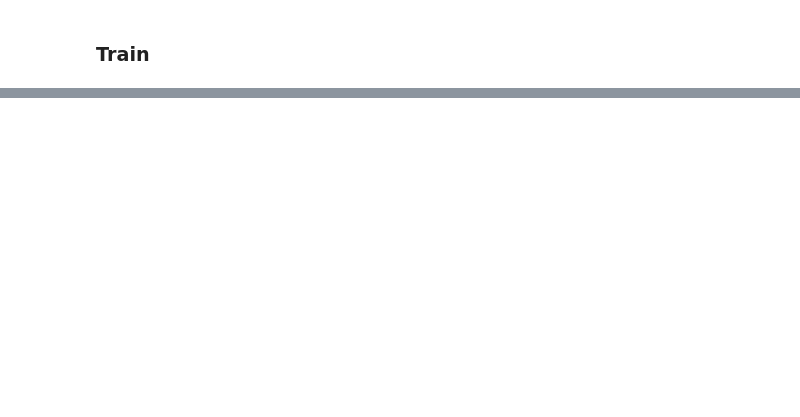
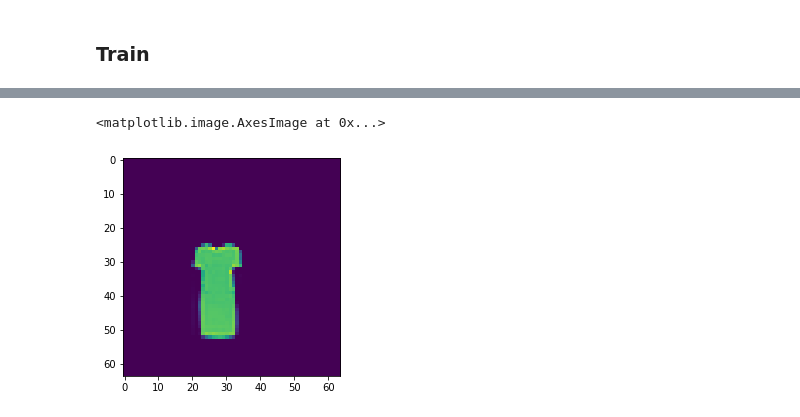
Before and after one commit to oliveradk/cult, a Jupyter notebook: 03a_core.train.ipynb, the cells around one changed output, grey strips where cells are left out. Saved outputs shown, nothing was run; the diff lists cells and outputs as text; code cells hidden in the pictures; blank space fills up the shorter version.

```diff
--- a/03a_core.train.ipynb
+++ b/03a_core.train.ipynb
@@ -88,5 +115,5 @@ I'm not sure if the difference is computed element wise, or by batch....
 #export
 def kl_div_target(mu, logvar, C=0, gamma=1):
     """Returns target loss: squared difference of mean kldivergence and target C scaled by gamma"""
-    return gamma * ((kl_div_stdnorm(mu, logvar) - C).pow(2))
+    return gamma * torch.mean(torch.abs((kl_div_stdnorm(mu, logvar) - C)))
 # %%
@@ -98,19 +129,21 @@ assert kl_div_target(torch.Tensor([0]), torch.log(torch.Tensor([1])), C=2, gamma
 # %% [markdown]
 ### Train
 # %%
-gamma=1
-lr=6e-4
+gamma=100
+lr=1e-3
 batch_size = 64
 latents=24
 C=0
-epochs = 10
+epochs = 1
 # %%
-vanilla_vae = VanillaVAE(latents=latents)
+vanilla_vae = PaperVanillaVAE(latents=latents) #VanillaVAE(latents=latents)
 optimizer = torch.optim.Adam(params = vanilla_vae.parameters(), lr=lr)
-loader = DataLoader(fashion_data, batch_size)
+loader = DataLoader(fashion_data, batch_size, shuffle=True) #DataLoader(fashion_data, batch_size)
 # %%
 for epoch in range(epochs):
     total_loss = 0
+    total_rec_loss = 0
+    total_div_loss = 0
     for X, _y, _pos in loader:
         optimizer.zero_grad()
 
@@ -123,5 +156,7 @@ for epoch in range(epochs):
         loss.backward()
         optimizer.step()
         total_loss += loss
-    print(f"epoch: {epoch}, loss={total_loss}")
+        total_rec_loss += rec_loss
+        total_div_loss += kl_loss
+    print(f"epoch: {epoch}, loss={total_loss/batch_size}, rec_loss={total_rec_loss/batch_size}, total_div_loss={total_div_loss/batch_size}")
 # %% [output]
@@ -136,0 +187,5 @@ KeyboardInterrupt:
+# %%
+plt.imshow(X[0].detach().numpy().squeeze())
+# %% [output]
+<matplotlib.image.AxesImage at 0x...>
+[figure, added]
```
Also changed, not shown: parts of 23 cells of this notebook, 1 other file.
